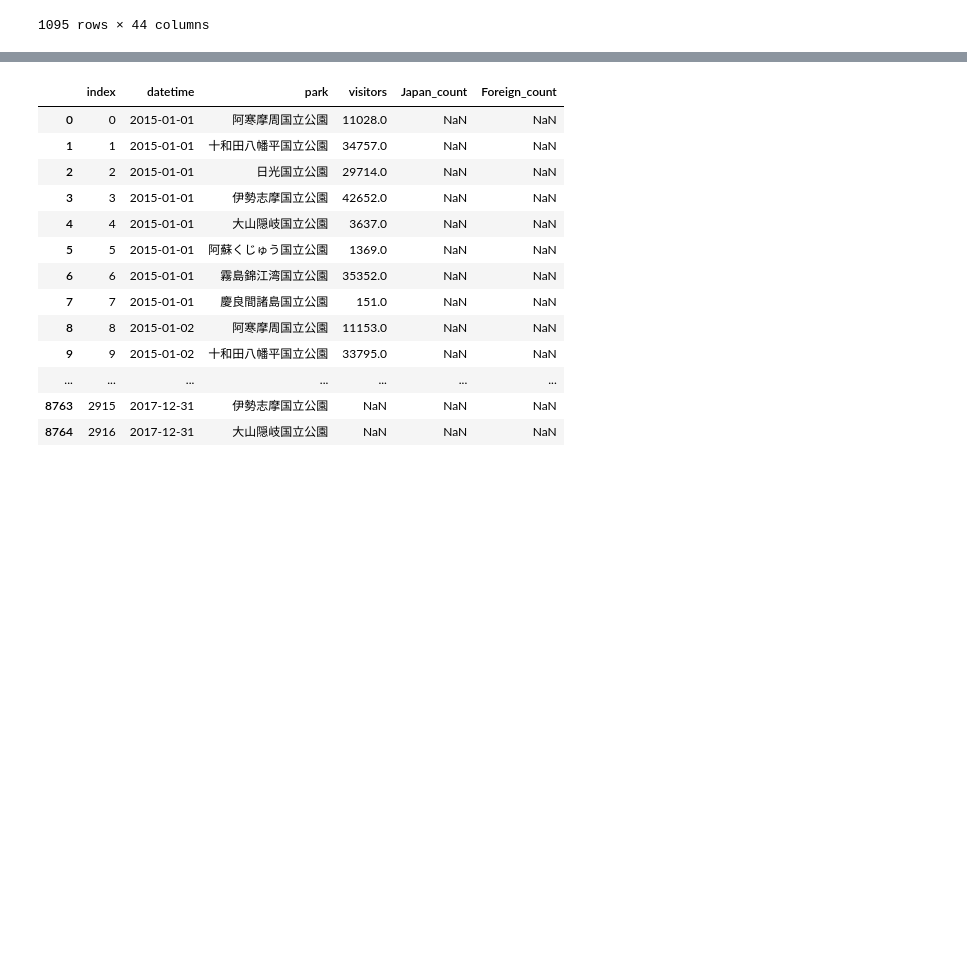
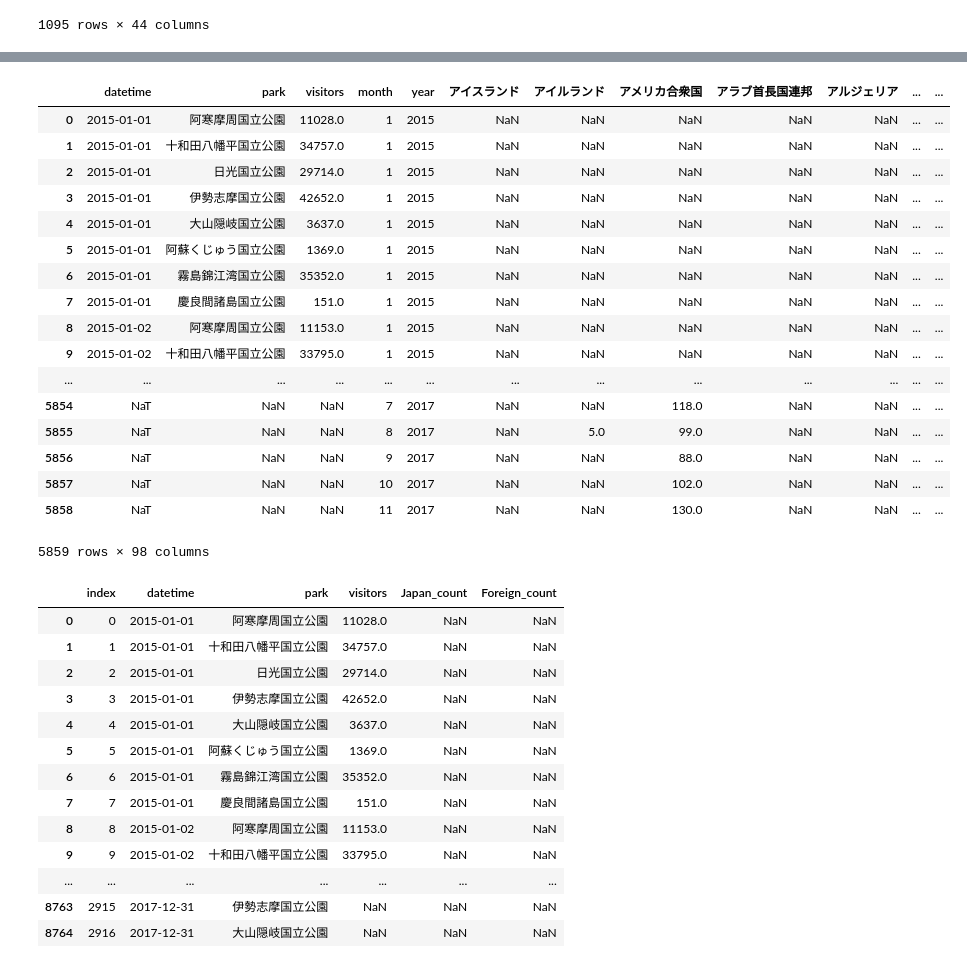
Before and after one commit to Hesene/National-Parks, a Jupyter notebook: src/EDA.ipynb, the cells around one changed output, grey strips where cells are left out. Saved outputs shown, nothing was run; the diff lists cells and outputs as text; code cells hidden in the pictures; blank space fills up the shorter version.

```diff
--- a/src/EDA.ipynb
+++ b/src/EDA.ipynb
@@ -411,9 +412,28 @@ tmp_colopl.apply
-# %%
-#testのtargetをnanにしときます
-test_df['visitors'] = np.nan
-
-# merge
-df = train_df.append(test_df[['datetime', 'park', 'visitors']]).reset_index()
+# %%
+train_df['datetime'] = pd.to_datetime(train_df['datetime'])
+train_df['month'] = train_df['datetime'].dt.month
+train_df['year'] = train_df['datetime'].dt.year
+
+pd.merge(train_df, colopl_table, on=['year','month'], how='outer')
+# %% [output]
+|  | datetime | park | visitors | month | year | アイスランド | アイルランド | アメリカ合衆国 | アラブ首長国連邦 | アルジェリア | ... | ... |
+| 0 | 2015-01-01 | 阿寒摩周国立公園 | 11028.0 | 1 | 2015 | NaN | NaN | NaN | NaN | NaN | ... | ... |
+| 1 | 2015-01-01 | 十和田八幡平国立公園 | 34757.0 | 1 | 2015 | NaN | NaN | NaN | NaN | NaN | ... | ... |
+| 2 | 2015-01-01 | 日光国立公園 | 29714.0 | 1 | 2015 | NaN | NaN | NaN | NaN | NaN | ... | ... |
+| 3 | 2015-01-01 | 伊勢志摩国立公園 | 42652.0 | 1 | 2015 | NaN | NaN | NaN | NaN | NaN | ... | ... |
+| 4 | 2015-01-01 | 大山隠岐国立公園 | 3637.0 | 1 | 2015 | NaN | NaN | NaN | NaN | NaN | ... | ... |
+| 5 | 2015-01-01 | 阿蘇くじゅう国立公園 | 1369.0 | 1 | 2015 | NaN | NaN | NaN | NaN | NaN | ... | ... |
+| 6 | 2015-01-01 | 霧島錦江湾国立公園 | 35352.0 | 1 | 2015 | NaN | NaN | NaN | NaN | NaN | ... | ... |
+| 7 | 2015-01-01 | 慶良間諸島国立公園 | 151.0 | 1 | 2015 | NaN | NaN | NaN | NaN | NaN | ... | ... |
+| 8 | 2015-01-02 | 阿寒摩周国立公園 | 11153.0 | 1 | 2015 | NaN | NaN | NaN | NaN | NaN | ... | ... |
+| 9 | 2015-01-02 | 十和田八幡平国立公園 | 33795.0 | 1 | 2015 | NaN | NaN | NaN | NaN | NaN | ... | ... |
+| ... | ... | ... | ... | ... | ... | ... | ... | ... | ... | ... | ... | ... |
+| 5854 | NaT | NaN | NaN | 7 | 2017 | NaN | NaN | 118.0 | NaN | NaN | ... | ... |
+| 5855 | NaT | NaN | NaN | 8 | 2017 | NaN | 5.0 | 99.0 | NaN | NaN | ... | ... |
+| 5856 | NaT | NaN | NaN | 9 | 2017 | NaN | NaN | 88.0 | NaN | NaN | ... | ... |
+| 5857 | NaT | NaN | NaN | 10 | 2017 | NaN | NaN | 102.0 | NaN | NaN | ... | ... |
+| 5858 | NaT | NaN | NaN | 11 | 2017 | NaN | NaN | 130.0 | NaN | NaN | ... | ... |
+5859 rows × 98 columns
 # %%
 df['datetime'] = pd.to_datetime(df['datetime'])
 # %%
```
Also changed, not shown: parts of 2 cells of this notebook, 2 other files.
